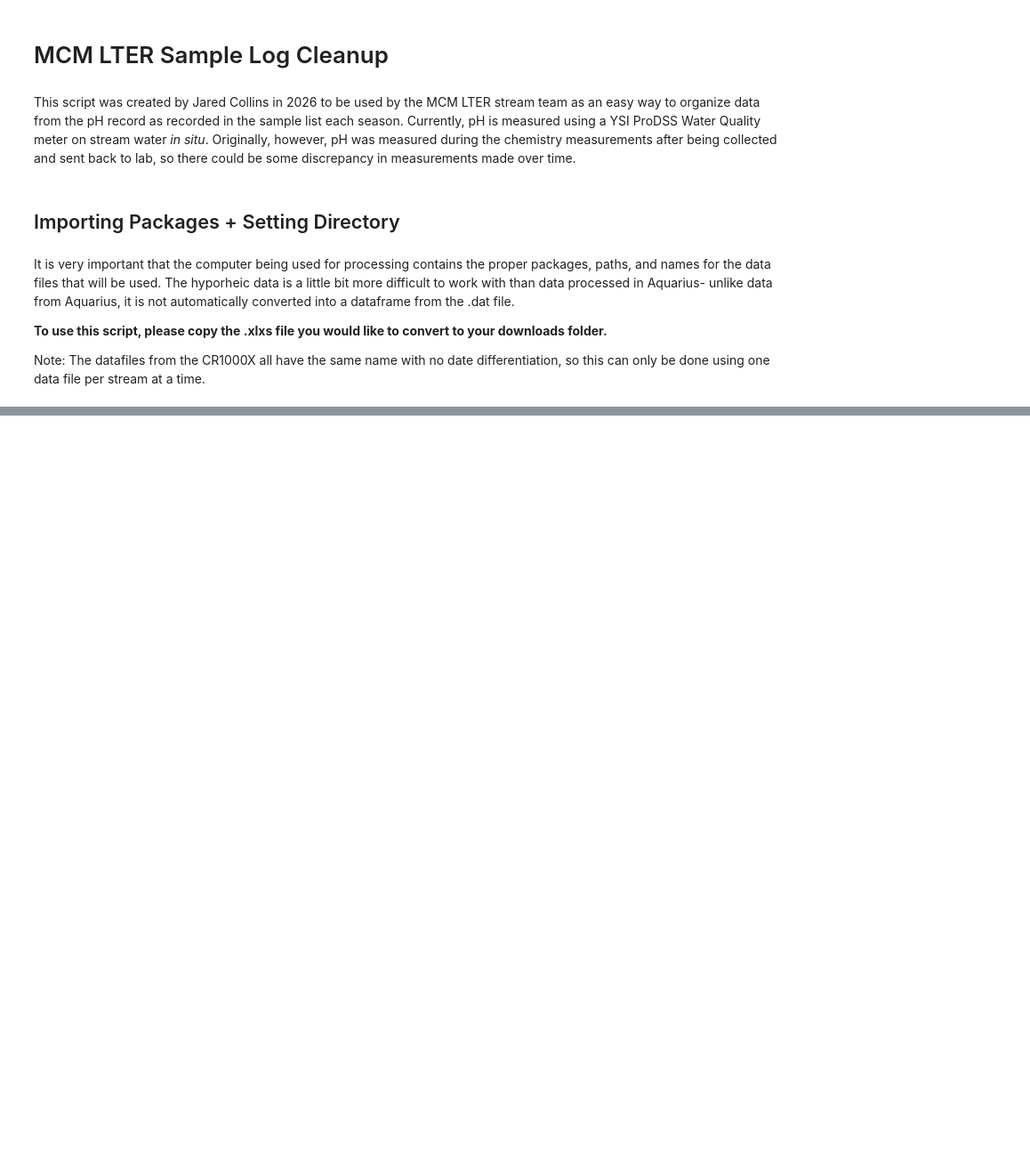
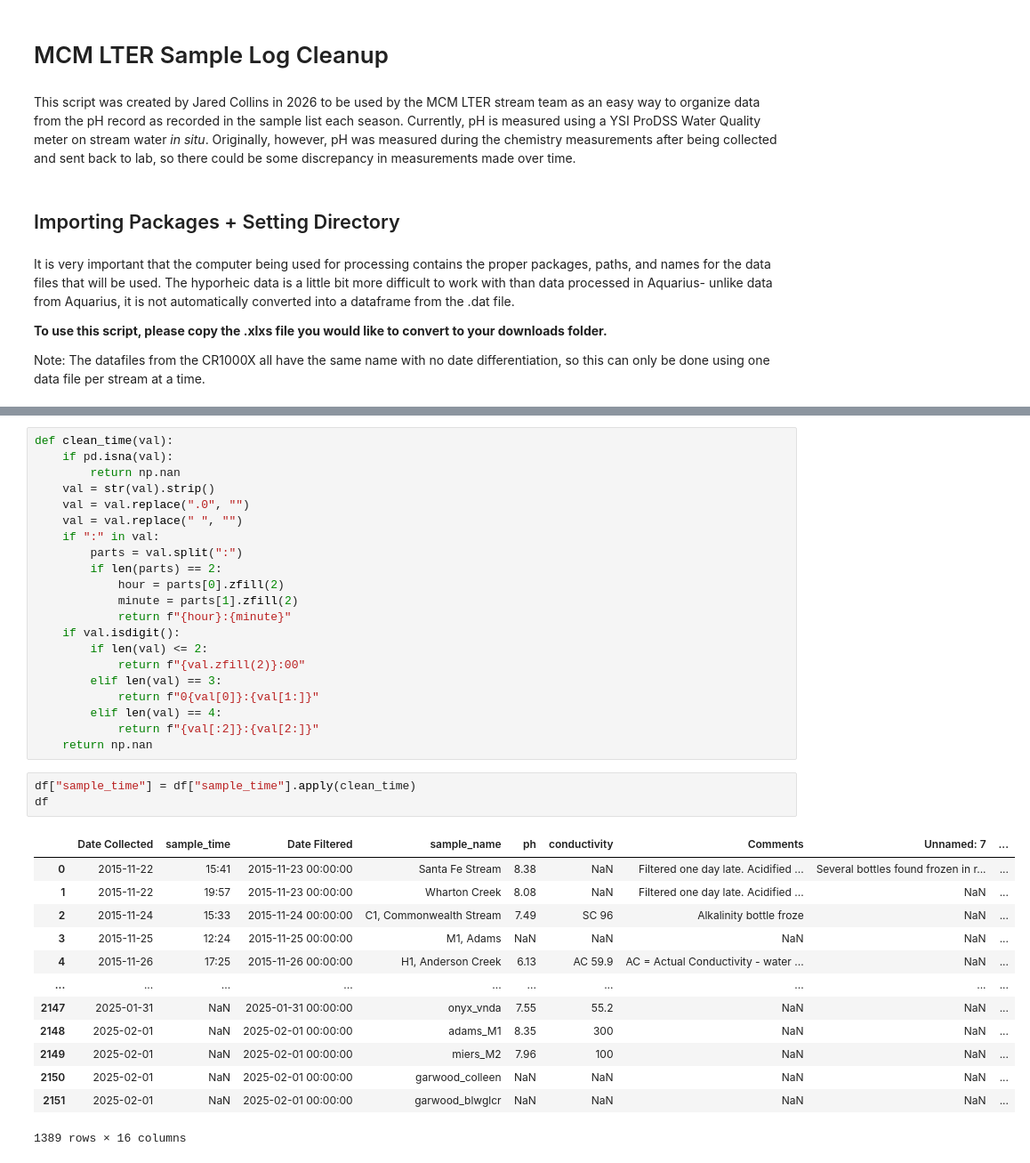
Before and after one commit to JaredCollins22/mcm-lter-stream-data, a Jupyter notebook: data-processing-scripts/MCM LTER pH Record.ipynb, the cells around one changed output, grey strips where cells are left out. Shown at 89% size. Saved outputs shown, nothing was run; the diff lists cells and outputs as text; blank space fills up the shorter version.

```diff
--- a/data-processing-scripts/MCM LTER pH Record.ipynb
+++ b/data-processing-scripts/MCM LTER pH Record.ipynb
@@ -183,0 +124,38 @@ subm_file.to_csv(f'{downloads_path}/{slimeid}_{season}_ALMMS_SUBM.csv', index =
+# %%
+def clean_time(val):
+    if pd.isna(val):
+        return np.nan
+    val = str(val).strip()
+    val = val.replace(".0", "")
+    val = val.replace(" ", "")
+    if ":" in val:
+        parts = val.split(":")
+        if len(parts) == 2:
+            hour = parts[0].zfill(2)
+            minute = parts[1].zfill(2)
+            return f"{hour}:{minute}"
+    if val.isdigit():
+        if len(val) <= 2:
+            return f"{val.zfill(2)}:00"
+        elif len(val) == 3:
+            return f"0{val[0]}:{val[1:]}"
+        elif len(val) == 4:
+            return f"{val[:2]}:{val[2:]}"
+    return np.nan
+# %%
+df["sample_time"] = df["sample_time"].apply(clean_time)
+df
+# %% [output]
+|  | Date Collected | sample_time | Date Filtered | sample_name | ph | conductivity | Comments | Unnamed: 7 | ... |
+| 0 | 2015-11-22 | 15:41 | 2015-11-23 00:00:00 | Santa Fe Stream | 8.38 | NaN | Filtered one day late. Acidified ... | Several bottles found frozen in r... | ... |
+| 1 | 2015-11-22 | 19:57 | 2015-11-23 00:00:00 | Wharton Creek | 8.08 | NaN | Filtered one day late. Acidified ... | NaN | ... |
+| 2 | 2015-11-24 | 15:33 | 2015-11-24 00:00:00 | C1, Commonwealth Stream | 7.49 | SC 96 | Alkalinity bottle froze | NaN | ... |
+| 3 | 2015-11-25 | 12:24 | 2015-11-25 00:00:00 | M1, Adams | NaN | NaN | NaN | NaN | ... |
+| 4 | 2015-11-26 | 17:25 | 2015-11-26 00:00:00 | H1, Anderson Creek | 6.13 | AC 59.9 | AC = Actual Conductivity - water ... | NaN | ... |
+| ... | ... | ... | ... | ... | ... | ... | ... | ... | ... |
+| 2147 | 2025-01-31 | NaN | 2025-01-31 00:00:00 | onyx_vnda | 7.55 | 55.2 | NaN | NaN | ... |
+| 2148 | 2025-02-01 | NaN | 2025-02-01 00:00:00 | adams_M1 | 8.35 | 300 | NaN | NaN | ... |
+| 2149 | 2025-02-01 | NaN | 2025-02-01 00:00:00 | miers_M2 | 7.96 | 100 | NaN | NaN | ... |
+| 2150 | 2025-02-01 | NaN | 2025-02-01 00:00:00 | garwood_colleen | NaN | NaN | NaN | NaN | ... |
+| 2151 | 2025-02-01 | NaN | 2025-02-01 00:00:00 | garwood_blwglcr | NaN | NaN | NaN | NaN | ... |
+1389 rows × 16 columns
```
Also changed, not shown: parts of 11 cells of this notebook, 1 other file.
